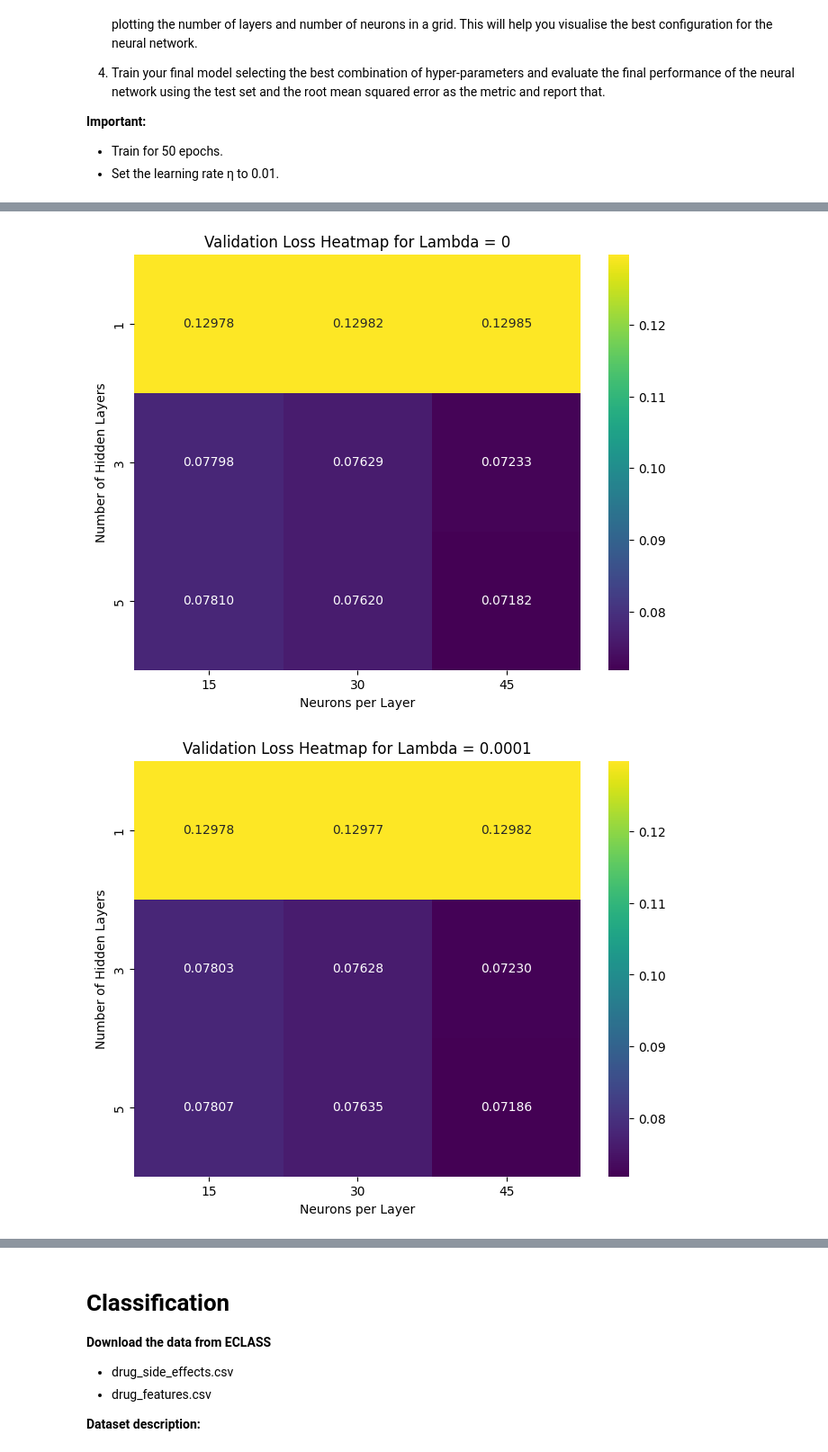
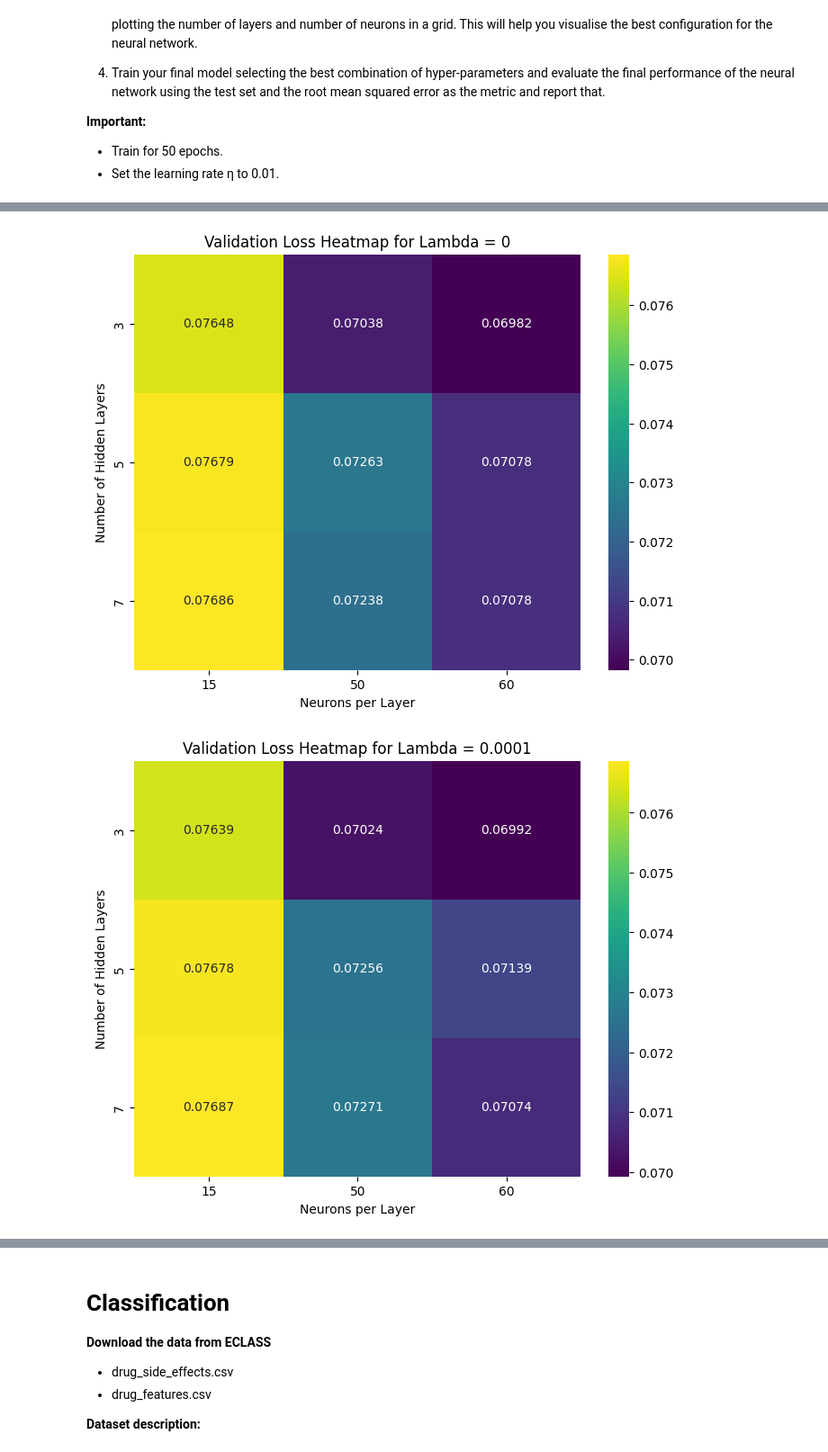
Before and after one commit to gtironi/MachineLearning, a Jupyter notebook: tacd/assigment_3/assigment3.ipynb, the cells around one changed output, grey strips where cells are left out. Shown at 90% size. Drawn from its saved outputs; the diff is of its cells as text; code cells hidden in the pictures.

Commit message:
Neural network assigment completed
- Auroc curve
- Classification
- Diff num_neuron per layer
- drug side effect
- real task

```diff
--- a/tacd/assigment_3/assigment3.ipynb
+++ b/tacd/assigment_3/assigment3.ipynb
@@ -337,23 +428,24 @@ y = dataset_energy[["Y1", "Y2"]].values #we will use as numpy array
 X_train, X_test_val, y_train, y_test_val = train_test_split(X, y, train_size=0.70, random_state=42)
 X_val, X_test, y_val, y_test = train_test_split(X_test_val, y_test_val, test_size=0.50, random_state=42)
 
+#stantardize the data to prevent overflow
 scaler = MyStandardScaler()
-
-#stantardize the data to prevent overflow (maybe useless)
 X_train_normalized = np.array(scaler.fit_transform(X_train))
 X_val_normalized = np.array(scaler.transform(X_val))
 X_test_normalized = np.array(scaler.transform(X_test))
 
+#define the parameter grid
 param_grid = {
-    'num_layers': [1, 3, 5],
-    'num_neurons': [15, 30, 45],
+    'num_layers': [3, 5, 7],
+    'num_neurons': [15, 50, 60],
     'lambda': [0, 0.0001, 0.01]
 }
 
+#perform grid search
 grid_search = GridSearch(Network, param_grid)
+grid_search.fit(X_train_normalized, y_train, X_val_normalized, y_val, epochs=50, learning_rate=0.03)
 
-grid_search.fit(X_train_normalized, y_train, X_val_normalized, y_val, epochs=50, learning_rate=0.01)
-
+#plot heatmaps
 grid_search.plot_heatmaps()
 
 #best model parameters
@@ -369,2 +454,2 @@ best_params = grid_search.best_params_
-[figure, old version]
+[figure, new version]
-[figure, old version]
+[figure, new version]
```
Also changed, not shown: parts of 8 cells of this notebook.
